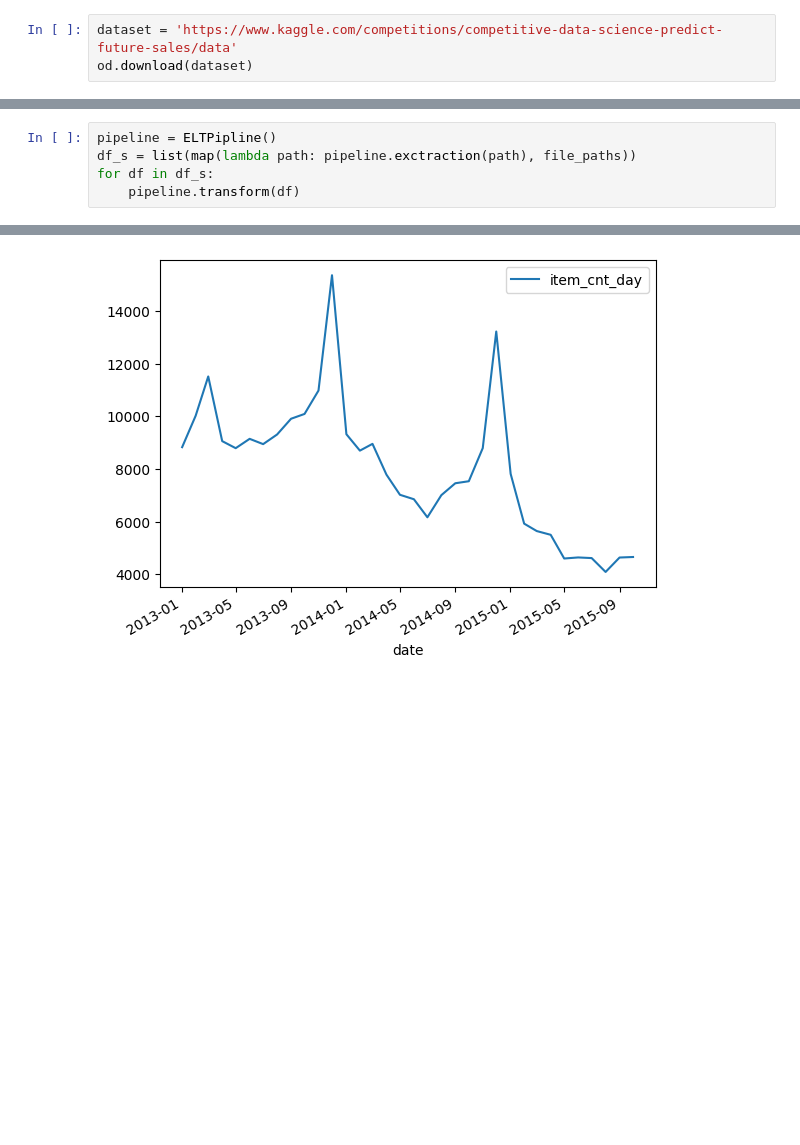
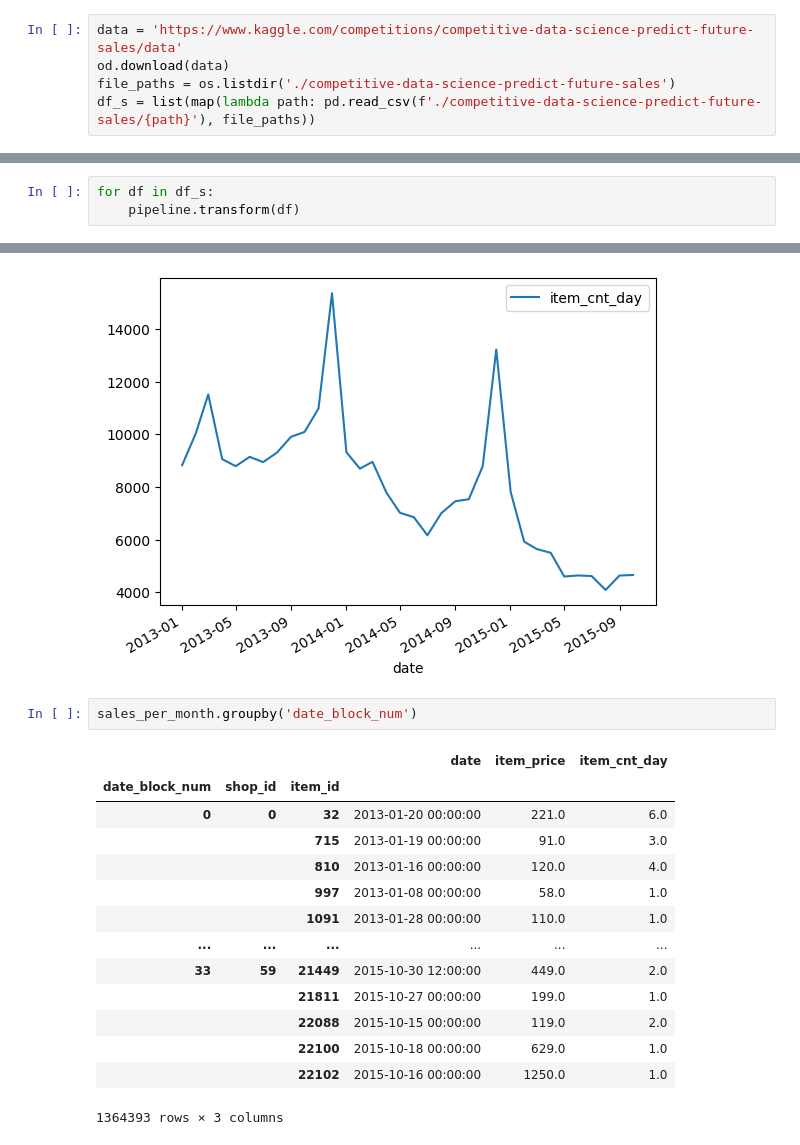
Before and after one commit to YPolina/Trainee, a Jupyter notebook: DS.ipynb, the cells around one changed output, grey strips where cells are left out. Saved outputs shown, nothing was run; the diff lists cells and outputs as text; blank space fills up the shorter version.

Commit message:
DS-1.1 ETL Changes: - data exctraction

```diff
--- a/DS.ipynb
+++ b/DS.ipynb
@@ -12,5 +13,7 @@ from etl import ELTPipline
 # %%
-dataset = 'https://www.kaggle.com/competitions/competitive-data-science-predict-future-sales/data'
-od.download(dataset)
+data = 'https://www.kaggle.com/competitions/competitive-data-science-predict-future-sales/data'
+od.download(data)
+file_paths = os.listdir('./competitive-data-science-predict-future-sales')
+df_s = list(map(lambda path: pd.read_csv(f'./competitive-data-science-predict-future-sales/{path}'), file_paths))
 # %% [output]
 Skipping, found downloaded files in ".\competitive-data-science-predict-future-sales" (use force=True to force download)
@@ -19,6 +20,4 @@ file_paths = os.listdir('./competitive-data-science-predict-future-sales')
 # %%
-pipeline = ELTPipline()
-df_s = list(map(lambda path: pipeline.exctraction(path), file_paths))
 for df in df_s:
     pipeline.transform(df)
 # %%
@@ -175,3 +175,20 @@ shop31.plot()
 # %% [output]
 <Axes: xlabel='date'>
 [figure]
+# %%
+sales_per_month.groupby('date_block_num')
+# %% [output]
+|  |  |  | date | item_price | item_cnt_day |
+| date_block_num | shop_id | item_id |  |  |  |
+| 0 | 0 | 32 | 2013-01-20 00:00:00 | 221.0 | 6.0 |
+|  |  | 715 | 2013-01-19 00:00:00 | 91.0 | 3.0 |
+|  |  | 810 | 2013-01-16 00:00:00 | 120.0 | 4.0 |
+|  |  | 997 | 2013-01-08 00:00:00 | 58.0 | 1.0 |
+|  |  | 1091 | 2013-01-28 00:00:00 | 110.0 | 1.0 |
+| ... | ... | ... | ... | ... | ... |
+| 33 | 59 | 21449 | 2015-10-30 12:00:00 | 449.0 | 2.0 |
+|  |  | 21811 | 2015-10-27 00:00:00 | 199.0 | 1.0 |
+|  |  | 22088 | 2015-10-15 00:00:00 | 119.0 | 2.0 |
+|  |  | 22100 | 2015-10-18 00:00:00 | 629.0 | 1.0 |
+|  |  | 22102 | 2015-10-16 00:00:00 | 1250.0 | 1.0 |
+1364393 rows × 3 columns
```
Also changed, not shown: parts of 4 cells of this notebook, 1 other file.
